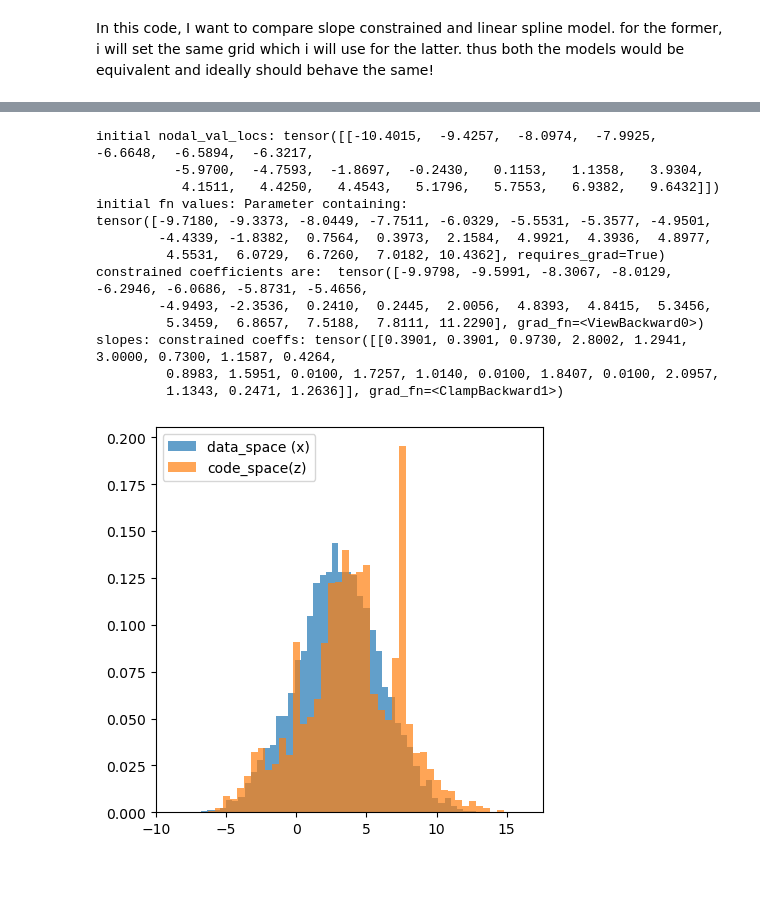
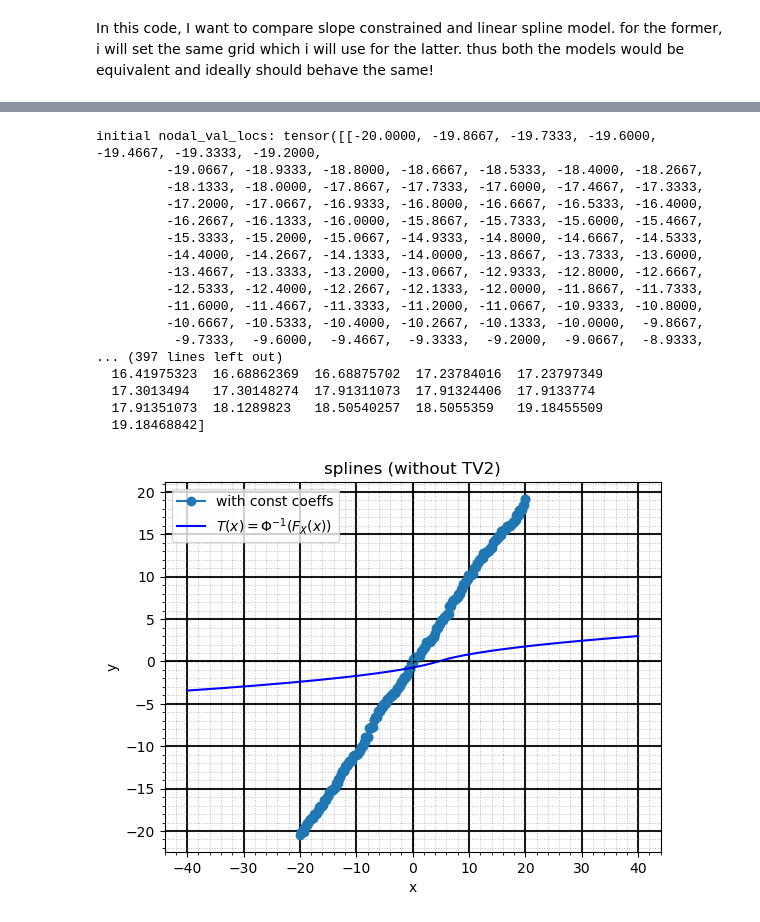
Before and after one commit to neelkanthrawat/Lipschitz_DSNN, a Jupyter notebook: with_TV2_regul.ipynb, the cells around one changed output, grey strips where cells are left out. Saved outputs shown, nothing was run; the diff lists cells and outputs as text; code cells hidden in the pictures; blank space fills up the shorter version.

```diff
--- a/with_TV2_regul.ipynb
+++ b/with_TV2_regul.ipynb
@@ -116,0 +126,16 @@ Test set size: 1200
+# %%
+# GENERATE GAUSSIAN DATA
+# mean = 3.0#2
+# std_dev = 3.0
+# total_samples = 8000#50000
+
+# train_data, val_data, test_data = generate_gaussian_data(mean, std_dev, total_samples)
+
+# GENERATE LAPLACE DATA
+mean = 4.5
+scale = 6
+total_samples = 10000
+# for each minibatch, new data
+#
+train_data, val_data, test_data = generate_laplace_data(mean, scale, total_samples)
+print(f"Train size: {len(train_data)}, Val size: {len(val_data)}, Test size: {len(test_data)}")
@@ -555,51 +728,61 @@ def generate_unequally_spaced_sorted_numbers(start_val, end_val, N):
 
     return scaled_values
 # %%
-SIZE=21;RANGE=12; START_VAL=-6; END_VAL=11
-GRID_VALS= generate_unequally_spaced_sorted_numbers(start_val=START_VAL,end_val=END_VAL,N=SIZE)
+SIZE=301;RANGE=20; START_VAL=-2; END_VAL=10
+#GRID_VALS= generate_unequally_spaced_sorted_numbers(start_val=START_VAL,end_val=END_VAL,N=SIZE)
+GRID_VALS,FN_INIT = transformation_laplace_to_std_normal(mu=mean, b=scale, x_range=(-RANGE,RANGE), num_points=SIZE)
+noise = torch.randn_like(torch.tensor(FN_INIT)) * 2e-1
 model2 = LinearSplineSlopeConstrained(
                 mode='fc',
                 num_activations=1,
                 size=SIZE,# number of knots is size -2
                 range_=RANGE,
-                #grid_values=GRID_VALS,
+                grid_values=torch.tensor(GRID_VALS),
                 # grid_values=torch.tensor([-2.9132, -1.,  1.8,  2.1882,  2.9779]),
-                init="random",#"maxmin",# what if I try relu activation function?
-                smin=0.01,
-                smax=3,
-                slope_constrained=1
-) # slopes of splines is 1, obviously
-
+                init="manual",#"maxmin",# what if I try relu activation function?
+                smin=0.001,
+                smax=10,
+                slope_constrained=1,
+                manual_init_fn_tensor=torch.tensor(FN_INIT)+noise
+)
 print("constrained coefficients are: ",model2.slope_constrained_coefficients_vect)
 print(f"slopes: constrained coeffs: {model2.slopes_tensor(for_projected_coeffs=1)}")
 # visualise the code space before the training
 input_tensor = torch.tensor(train_data)
 output_tensor2=model2(input_tensor)
-plot_multiple_histogram([input_tensor.numpy(), output_tensor2.detach().numpy()
-                        ],
-                        labels_list=["data_space (x)","code_space(z)"])
+# plot_multiple_histogram([input_tensor.numpy(), output_tensor2.detach().numpy()
+#                         ],
+#                         labels_list=["data_space (x)","code_space(z)"])
 
 x2pos, y2pos = model2.nodal_val_loc_tensor.detach().numpy(), model2.slope_constrained_coefficients_vect.detach().numpy()
+print('grid vals and x2pos vals')
+print(GRID_VALS, x2pos)
+print('fn val and slope constrained fn val')
+print(FN_INIT, y2pos)
     # Add labels, title, and grid
     # plt.figure(figsize=(8,8))
 plt.figure()
 plot_with_annotations(x2pos[0][:], y2pos[:],
                     title="splines (without TV2)", xlabel="x", ylabel="y",
-                    annotate=0)
+                    annotate=0, style='-o')
 plt.legend()
 plt.show()
 # %% [output]
-initial nodal_val_locs: tensor([[-10.4015,  -9.4257,  -8.0974,  -7.9925,  -6.6648,  -6.5894,  -6.3217,
-          -5.9700,  -4.7593,  -1.8697,  -0.2430,   0.1153,   1.1358,   3.9304,
-           4.1511,   4.4250,   4.4543,   5.1796,   5.7553,   6.9382,   9.6432]])
-initial fn values: Parameter containing:
-tensor([-9.7180, -9.3373, -8.0449, -7.7511, -6.0329, -5.5531, -5.3577, -4.9501,
-        -4.4339, -1.8382,  0.7564,  0.3973,  2.1584,  4.9921,  4.3936,  4.8977,
-         4.5531,  6.0729,  6.7260,  7.0182, 10.4362], requires_grad=True)
-constrained coefficients are:  tensor([-9.9798, -9.5991, -8.3067, -8.0129, -6.2946, -6.0686, -5.8731, -5.4656,
-        -4.9493, -2.3536,  0.2410,  0.2445,  2.0056,  4.8393,  4.8415,  5.3456,
-         5.3459,  6.8657,  7.5188,  7.8111, 11.2290], grad_fn=<ViewBackward0>)
-slopes: constrained coeffs: tensor([[0.3901, 0.3901, 0.9730, 2.8002, 1.2941, 3.0000, 0.7300, 1.1587, 0.4264,
-         0.8983, 1.5951, 0.0100, 1.7257, 1.0140, 0.0100, 1.8407, 0.0100, 2.0957,
-         1.1343, 0.2471, 1.2636]], grad_fn=<ClampBackward1>)
+initial nodal_val_locs: tensor([[-20.0000, -19.8667, -19.7333, -19.6000, -19.4667, -19.3333, -19.2000,
+         -19.0667, -18.9333, -18.8000, -18.6667, -18.5333, -18.4000, -18.2667,
+         -18.1333, -18.0000, -17.8667, -17.7333, -17.6000, -17.4667, -17.3333,
+         -17.2000, -17.0667, -16.9333, -16.8000, -16.6667, -16.5333, -16.4000,
+         -16.2667, -16.1333, -16.0000, -15.8667, -15.7333, -15.6000, -15.4667,
+         -15.3333, -15.2000, -15.0667, -14.9333, -14.8000, -14.6667, -14.5333,
+         -14.4000, -14.2667, -14.1333, -14.0000, -13.8667, -13.7333, -13.6000,
+         -13.4667, -13.3333, -13.2000, -13.0667, -12.9333, -12.8000, -12.6667,
+         -12.5333, -12.4000, -12.2667, -12.1333, -12.0000, -11.8667, -11.7333,
+         -11.6000, -11.4667, -11.3333, -11.2000, -11.0667, -10.9333, -10.8000,
+         -10.6667, -10.5333, -10.4000, -10.2667, -10.1333, -10.0000,  -9.8667,
+          -9.7333,  -9.6000,  -9.4667,  -9.3333,  -9.2000,  -9.0667,  -8.9333,
+... (397 lines left out)
+  16.41975323  16.68862369  16.68875702  17.23784016  17.23797349
+  17.3013494   17.30148274  17.91311073  17.91324406  17.9133774
+  17.91351073  18.1289823   18.50540257  18.5055359   19.18455509
+  19.18468842]
-[figure, old version]
+[figure, new version]
```
Also changed, not shown: parts of 25 cells of this notebook.
